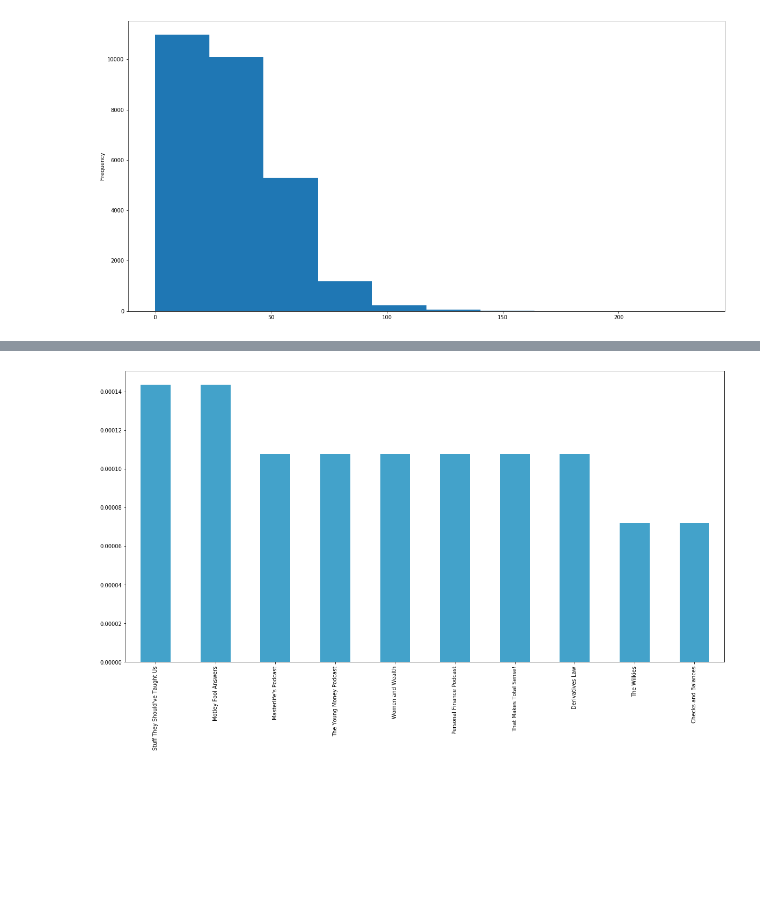
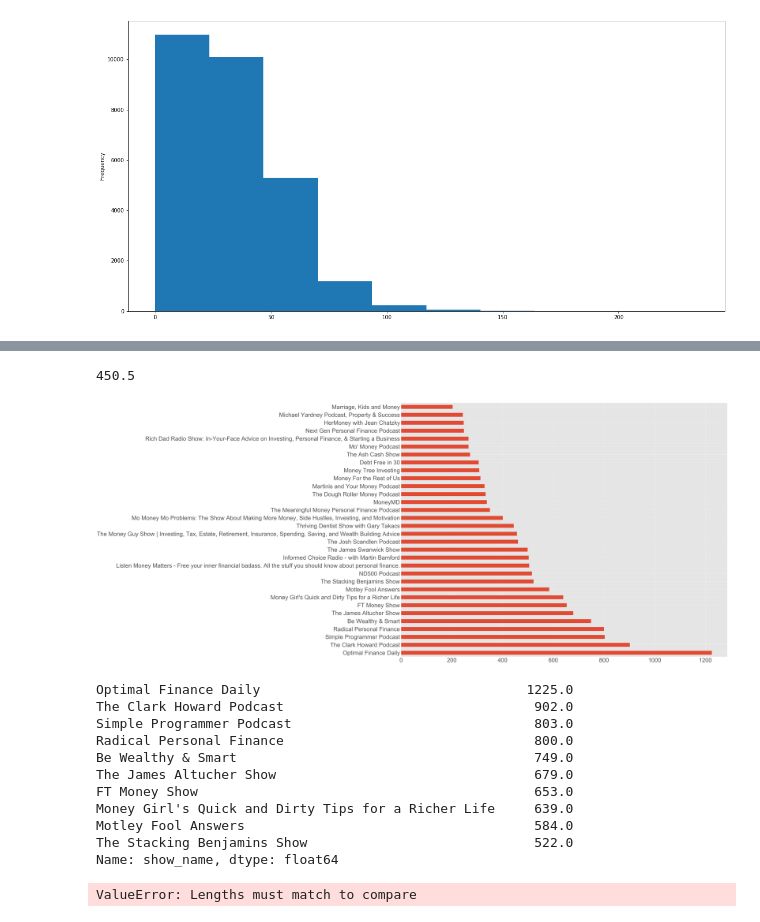
Before and after one commit to sukanto-m/Spotify_Finance_Podcasts, a Jupyter notebook: Finance_Episodes_Analysis.ipynb, the cells around one changed output, grey strips where cells are left out. Drawn from its saved outputs; the diff is of its cells as text; code cells hidden in the pictures; blank space fills up the shorter version.

```diff
--- a/Finance_Episodes_Analysis.ipynb
+++ b/Finance_Episodes_Analysis.ipynb
@@ -86,0 +107,5 @@ Name: name, Length: 1558, dtype: int64
+# %%
+#Fix the show name by removing the brackets and rename the column
+
+df.rename(columns={'show_id':'show_name'}, inplace=True)
+df.head(10)
@@ -86,0 +124,3 @@ Name: name, Length: 1558, dtype: int64
+# %%
+df['show_name'] = df['show_name'].str[0]
+df.head(10)
@@ -86,0 +143,5 @@ Name: name, Length: 1558, dtype: int64
+# %%
+#Let's take a look at unique episode counts for the shows now
+
+ep_count = df['show_name'].value_counts()
+ep_count
@@ -86,0 +204,4 @@ Name: name, Length: 1558, dtype: int64
+# %%
+#subset the episode count data now to keep shows with at least 200 or more episodes
+
+ep_count = ep_count.where(lambda x: x >= 200).dropna()
@@ -87,6 +230,33 @@ Name: name, Length: 1558, dtype: int64
+# %%
+ep_count.median() #median episode count at this stage
+# %% [output]
+450.5
 # %%
-plt.figure(figsize=(20,10))
-(show_names[:10]/df.shape[0]).plot(kind='bar', color='#43a2ca')
-plt.savefig('top_shows.png');
+plt.figure(figsize=(50,40))
+ep_count.plot(kind='barh',fontsize=50)
+plt.savefig('200_Ep.png');
 # %% [output]
-[figure, old version]
+[figure, new version]
+# %%
+#which are the top 10 shows at this stage?
+
+ep_count[:10]
+# %% [output]
+Optimal Finance Daily                                  1225.0
+The Clark Howard Podcast                                902.0
+Simple Programmer Podcast                               803.0
+Radical Personal Finance                                800.0
+Be Wealthy & Smart                                      749.0
+The James Altucher Show                                 679.0
+FT Money Show                                           653.0
+Money Girl's Quick and Dirty Tips for a Richer Life     639.0
+Motley Fool Answers                                     584.0
+The Stacking Benjamins Show                             522.0
+Name: show_name, dtype: float64
+# %%
+#Analysing the top 10 shows by subsetting in a separate dataframe
+
+df_top = df(df['show_name'] == ['Optimal Finance Daily','Clark Howard Podcast'])
+df_top
+# %% [output]
+ValueError: Lengths must match to compare
```
Also changed, not shown: parts of 18 cells of this notebook, 1 other file.
